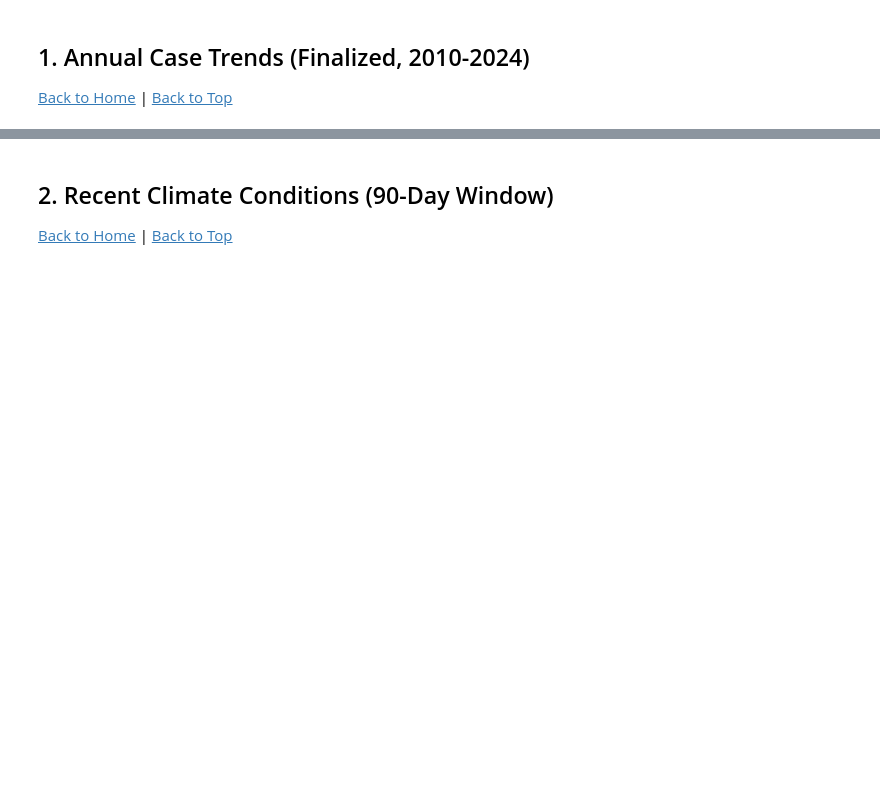
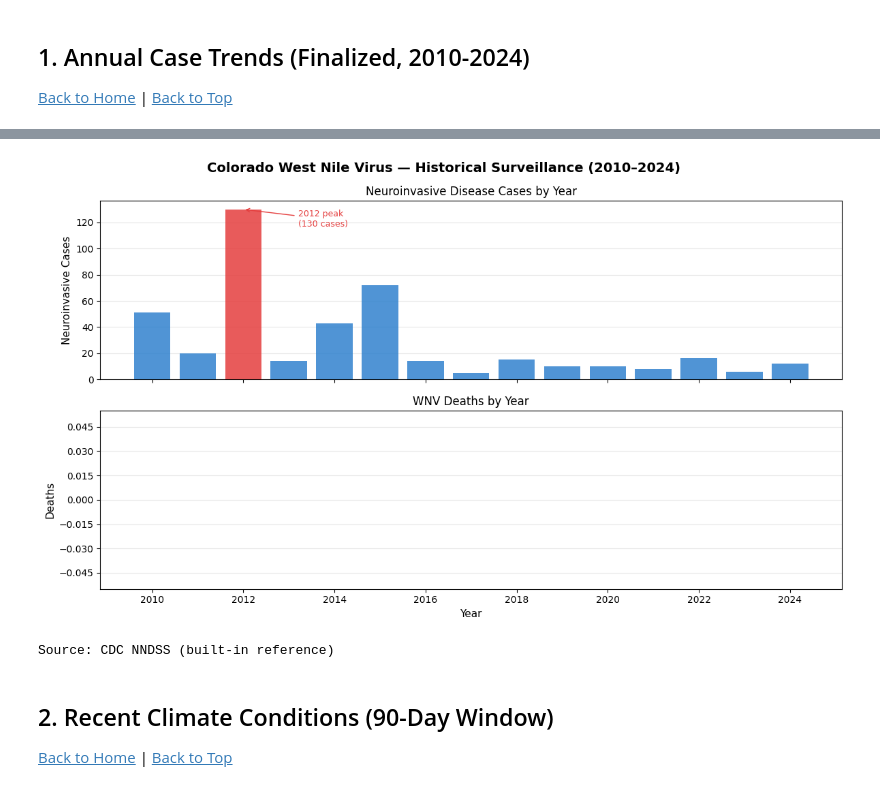
Before and after one commit to mgifford/aedesproject-uif, a Jupyter notebook: notebooks/01_west_nile_virus_surveillance.ipynb, the cells around one changed output, grey strips where cells are left out. Cells and saved outputs as stored; diff of their text form; code cells hidden in the pictures; blank space fills up the shorter version.

```diff
--- a/notebooks/01_west_nile_virus_surveillance.ipynb
+++ b/notebooks/01_west_nile_virus_surveillance.ipynb
@@ -421,30 +548,48 @@ NameError: name 'load_json' is not defined
 # %%
-fig, axes = plt.subplots(2, 1, figsize=(12, 7), sharex=True)
-fig.suptitle('Colorado West Nile Virus Surveillance', fontsize=15, fontweight='bold', y=0.98)
+if df_wnv.empty:
+    print("No historical WNV data available — skipping chart")
+else:
+    year_col = 'year'
+    case_col = 'cases'
 
-# Neuroinvasive cases
-colors = ['#e53e3e' if y == df_wnv.loc[df_wnv['neuroinvasive'].idxmax(), 'year'] else '#3182ce'
-          for y in df_wnv['year']]
-axes[0].bar(df_wnv['year'], df_wnv['neuroinvasive'], color=colors, alpha=0.85, zorder=3)
-axes[0].set_ylabel('Neuroinvasive Cases', fontsize=11)
-axes[0].set_title('Neuroinvasive Disease Cases by Year', fontsize=12)
-axes[0].grid(axis='y', alpha=0.3, zorder=0)
-axes[0].annotate('2012 outbreak\n(130 cases)', xy=(2012, 130), xytext=(2013.5, 120),
-                 arrowprops=dict(arrowstyle='->', color='#e53e3e'),
-                 fontsize=9, color='#e53e3e')
+    # Normalize column names from either loader or built-in data
+    if 'neuroinvasive' in df_wnv.columns and 'cases' not in df_wnv.columns:
+        df_wnv = df_wnv.rename(columns={'neuroinvasive': 'cases'})
+    if 'deaths' not in df_wnv.columns:
+        df_wnv['deaths'] = 0
 
-# Deaths
-axes[1].bar(df_wnv['year'], df_wnv['deaths'], color='#742a2a', alpha=0.75, zorder=3)
-axes[1].set_ylabel('Deaths', fontsize=11)
-axes[1].set_title('WNV Deaths by Year', fontsize=12)
-axes[1].grid(axis='y', alpha=0.3, zorder=0)
-axes[1].yaxis.set_major_locator(mticker.MaxNLocator(integer=True))
-axes[1].set_xlabel('Year', fontsize=11)
+    peak_year = df_wnv.loc[df_wnv[case_col].idxmax(), year_col]
+    peak_count = df_wnv[case_col].max()
 
-plt.tight_layout()
-plt.savefig('wnv_annual_trend.png', dpi=150, bbox_inches='tight')
-plt.show()
-print(f'Source: {source_label}')
+    fig, axes = plt.subplots(2, 1, figsize=(12, 7), sharex=True)
+    fig.suptitle('Colorado West Nile Virus — Historical Surveillance (2010–2024)',
+                 fontsize=14, fontweight='bold', y=0.98)
+
+    # Cases
+    bar_colors = ['#e53e3e' if y == peak_year else '#3182ce' for y in df_wnv[year_col]]
+    axes[0].bar(df_wnv[year_col], df_wnv[case_col], color=bar_colors, alpha=0.85, zorder=3)
+    axes[0].set_ylabel('Neuroinvasive Cases', fontsize=11)
+    axes[0].set_title('Neuroinvasive Disease Cases by Year', fontsize=12)
+    axes[0].grid(axis='y', alpha=0.3, zorder=0)
+    axes[0].annotate(f'{int(peak_year)} peak\n({int(peak_count)} cases)',
+                     xy=(peak_year, peak_count), xytext=(peak_year + 1.2, peak_count * 0.9),
+                     arrowprops=dict(arrowstyle='->', color='#e53e3e'),
+                     fontsize=9, color='#e53e3e')
+
+    # Deaths
+    axes[1].bar(df_wnv[year_col], df_wnv['deaths'], color='#742a2a', alpha=0.75, zorder=3)
+    axes[1].set_ylabel('Deaths', fontsize=11)
+    axes[1].set_title('WNV Deaths by Year', fontsize=12)
+    axes[1].grid(axis='y', alpha=0.3, zorder=0)
+    axes[1].yaxis.set_major_locator(mticker.MaxNLocator(integer=True))
+    axes[1].set_xlabel('Year', fontsize=11)
+
+    plt.tight_layout()
+    plt.show()
+    print(f'Source: {source_label}')
+# %% [output]
+[figure, added]
+Source: CDC NNDSS (built-in reference)
 # %% [markdown]
 <a id="climate-conditions"></a>
 ## 2. Recent Climate Conditions (90-Day Window)
```
Also changed, not shown: parts of 10 cells of this notebook.
